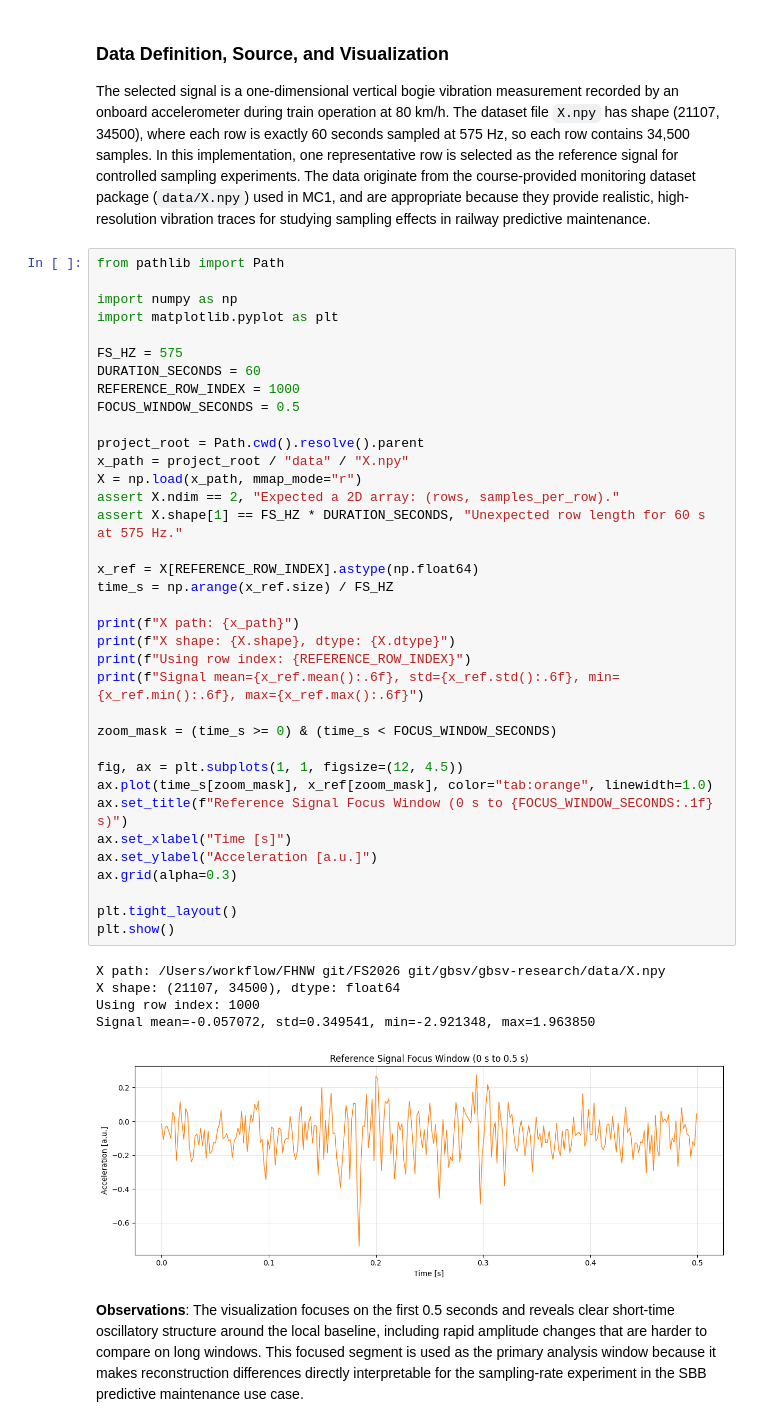
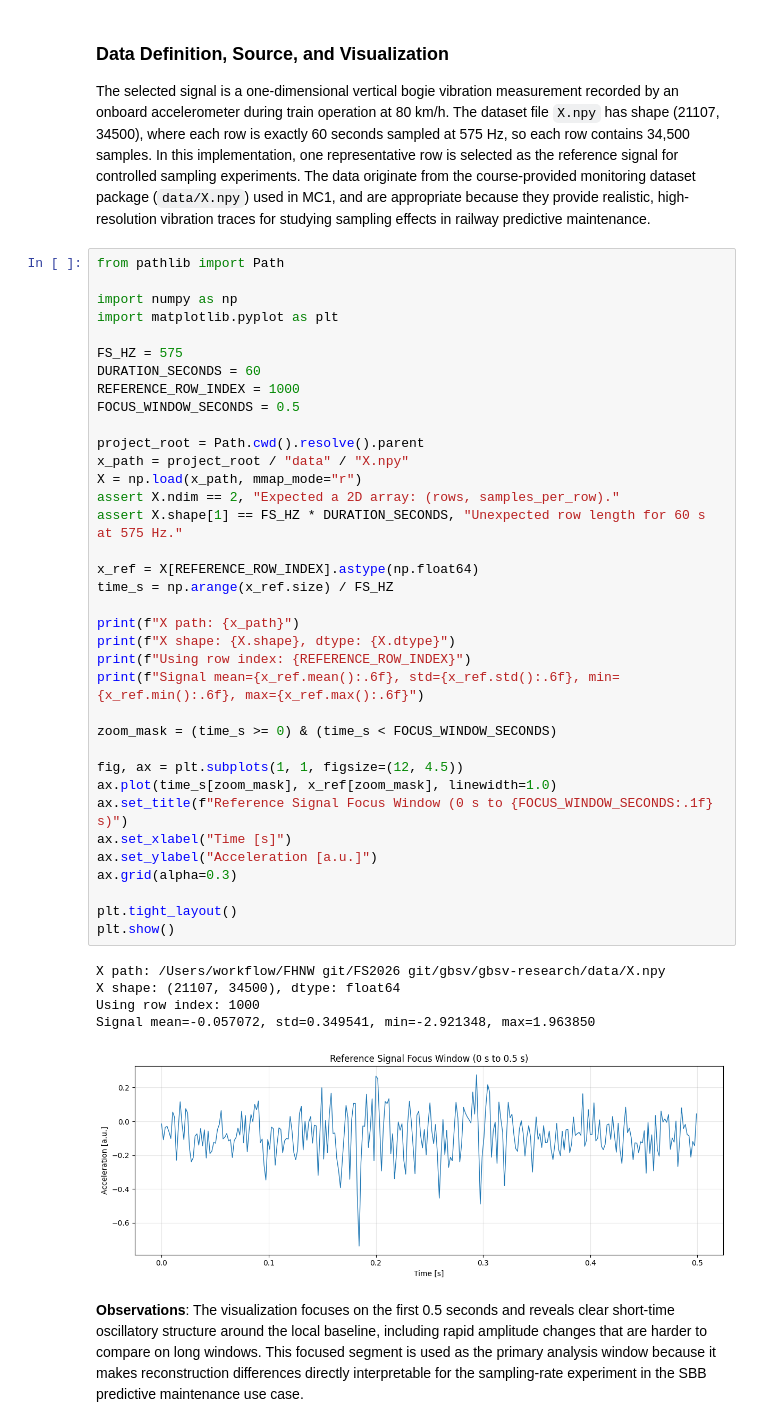
Before and after one commit to mikeandrusyak/gbsv-research, a Jupyter notebook: mc1/sampling_theorem.ipynb, the cells around one changed output. Drawn from its saved outputs; the diff is of its cells as text.

Commit message:
Unify the chart colors

```diff
--- a/mc1/sampling_theorem.ipynb
+++ b/mc1/sampling_theorem.ipynb
@@ -35,35 +35,35 @@ FOCUS_WINDOW_SECONDS = 0.5
 
 project_root = Path.cwd().resolve().parent
 x_path = project_root / "data" / "X.npy"
 X = np.load(x_path, mmap_mode="r")
 assert X.ndim == 2, "Expected a 2D array: (rows, samples_per_row)."
 assert X.shape[1] == FS_HZ * DURATION_SECONDS, "Unexpected row length for 60 s at 575 Hz."
 
 x_ref = X[REFERENCE_ROW_INDEX].astype(np.float64)
 time_s = np.arange(x_ref.size) / FS_HZ
 
 print(f"X path: {x_path}")
 print(f"X shape: {X.shape}, dtype: {X.dtype}")
 print(f"Using row index: {REFERENCE_ROW_INDEX}")
 print(f"Signal mean={x_ref.mean():.6f}, std={x_ref.std():.6f}, min={x_ref.min():.6f}, max={x_ref.max():.6f}")
 
 zoom_mask = (time_s >= 0) & (time_s < FOCUS_WINDOW_SECONDS)
 
 fig, ax = plt.subplots(1, 1, figsize=(12, 4.5))
-ax.plot(time_s[zoom_mask], x_ref[zoom_mask], color="tab:orange", linewidth=1.0)
+ax.plot(time_s[zoom_mask], x_ref[zoom_mask], linewidth=1.0)
 ax.set_title(f"Reference Signal Focus Window (0 s to {FOCUS_WINDOW_SECONDS:.1f} s)")
 ax.set_xlabel("Time [s]")
 ax.set_ylabel("Acceleration [a.u.]")
 ax.grid(alpha=0.3)
 
 plt.tight_layout()
 plt.show()
 # %% [output]
 X path: /Users/workflow/FHNW git/FS2026 git/gbsv/gbsv-research/data/X.npy
 X shape: (21107, 34500), dtype: float64
 Using row index: 1000
 Signal mean=-0.057072, std=0.349541, min=-2.921348, max=1.963850
-[figure, old version]
+[figure, new version]
 # %% [markdown]
 **Observations**:
 The visualization focuses on the first 0.5 seconds and reveals clear short-time oscillatory structure around the local baseline, including rapid amplitude changes that are harder to compare on long windows. This focused segment is used as the primary analysis window because it makes reconstruction differences directly interpretable for the sampling-rate experiment in the SBB predictive maintenance use case.
```
